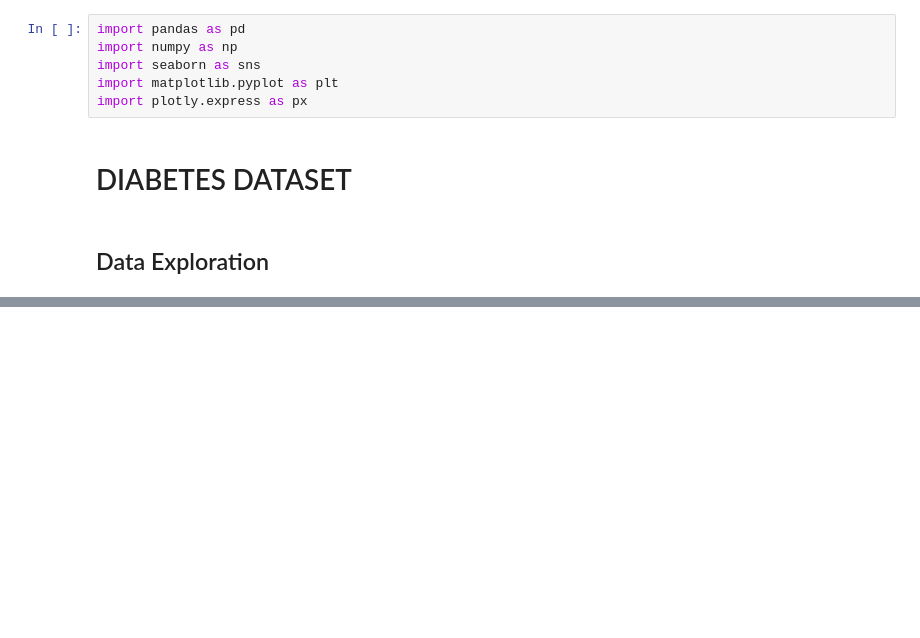
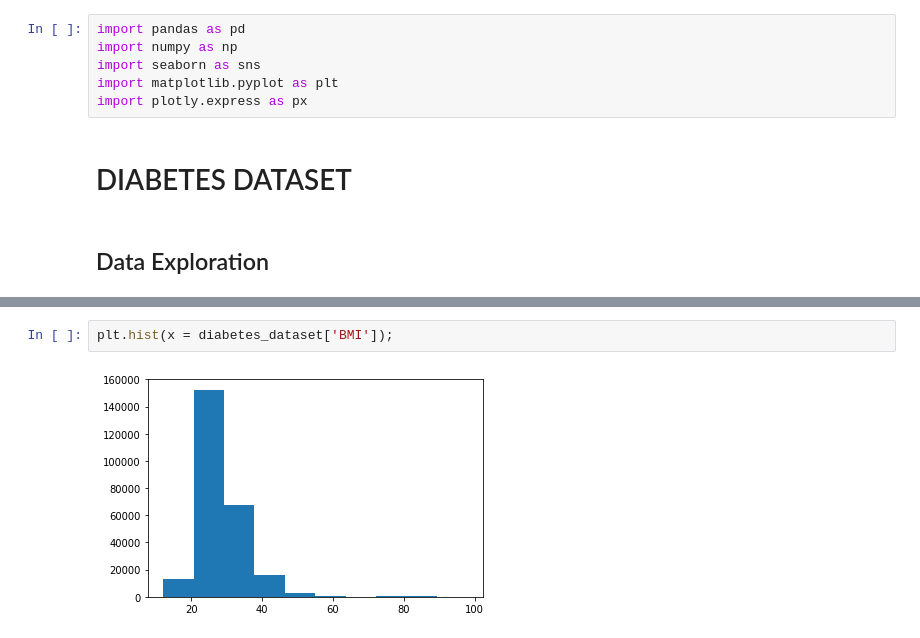
Before and after one commit to matheusapostulo/diabetes-machine-learning, a Jupyter notebook: Diabetes_Machine_Learning.ipynb, the cells around one changed output, grey strips where cells are left out. Drawn from its saved outputs; the diff is of its cells as text; blank space fills up the shorter version.

```diff
--- a/Diabetes_Machine_Learning.ipynb
+++ b/Diabetes_Machine_Learning.ipynb
@@ -53,0 +63,4 @@ diabetes_dataset.describe
+# %%
+plt.hist(x = diabetes_dataset['BMI']);
+# %% [output]
+[figure, added]
```
Also changed, not shown: parts of 18 cells of this notebook.
